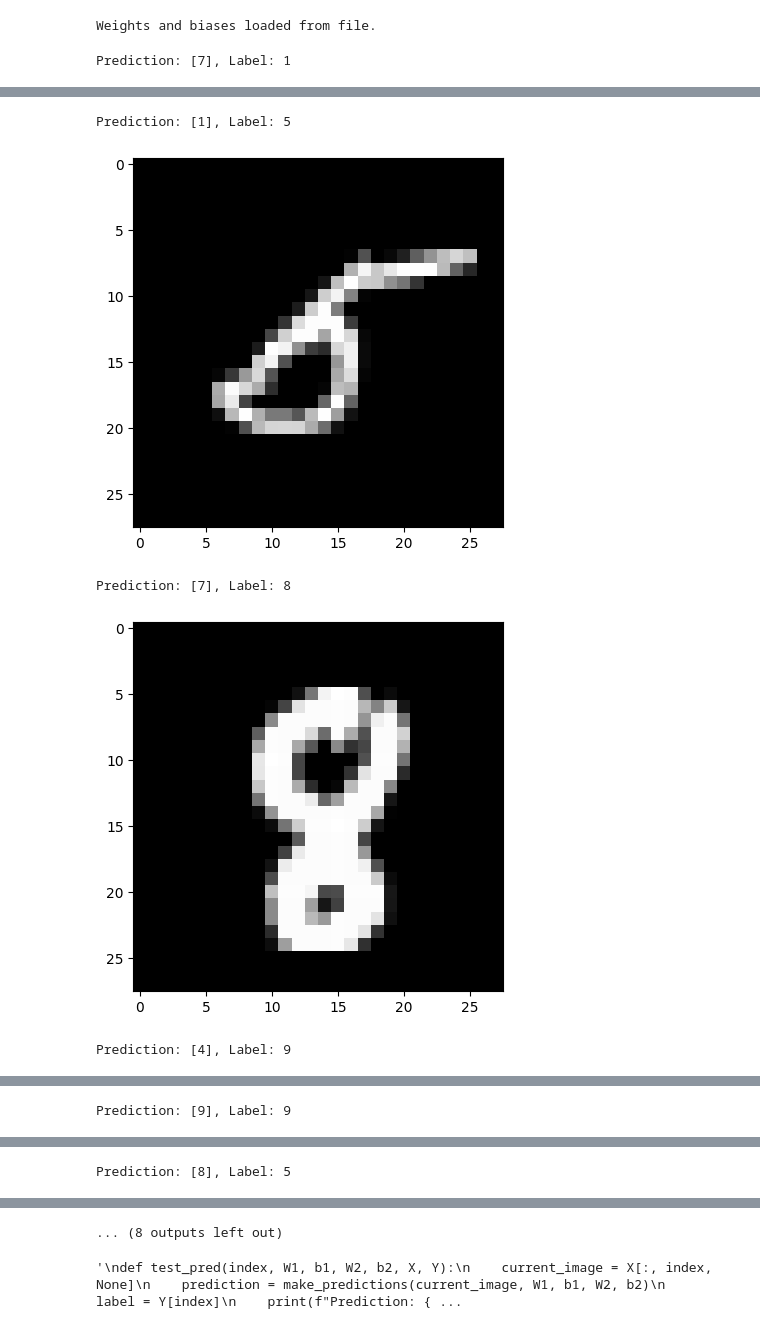
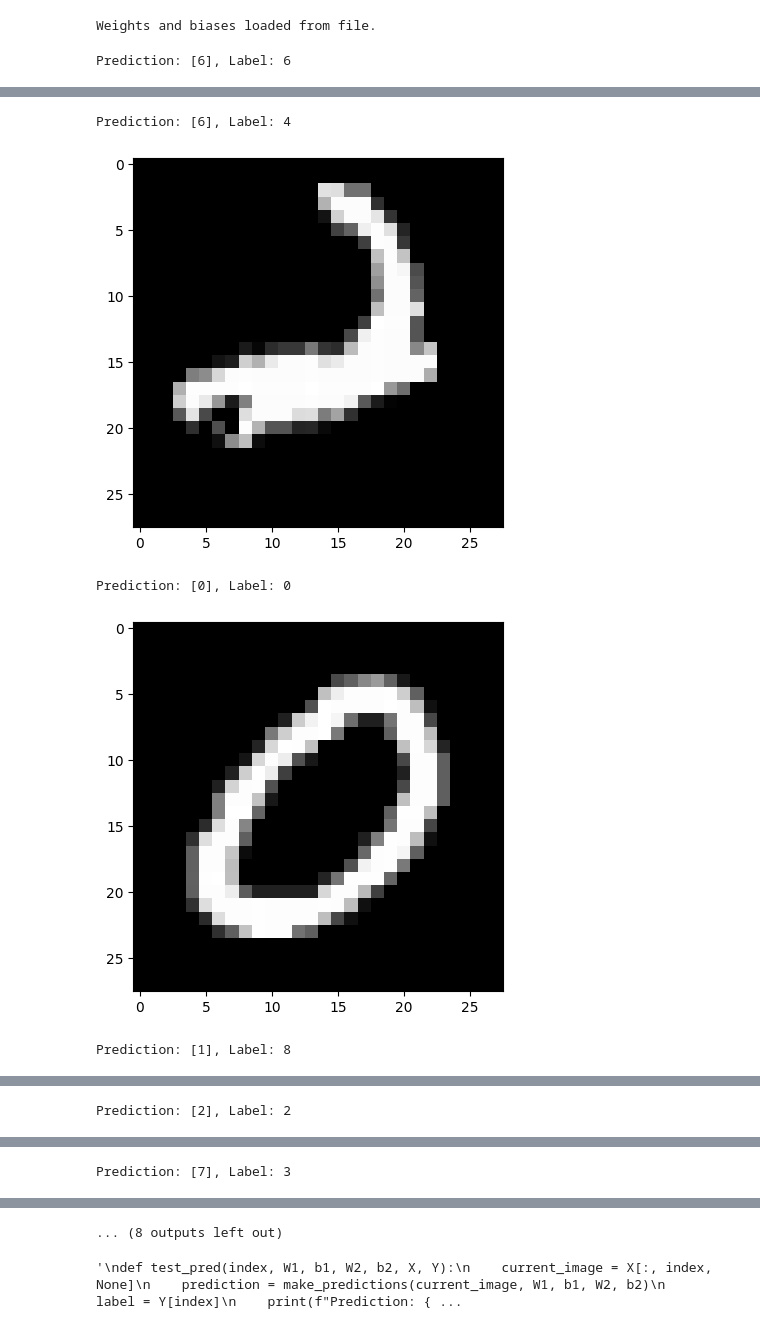
Before and after one commit to vepaan/NumberDetection, a Jupyter notebook: backend/model_run.ipynb, the cells around one changed output, grey strips where cells are left out. Cells and saved outputs as stored; diff of their text form; code cells hidden in the pictures.

```diff
--- a/backend/model_run.ipynb
+++ b/backend/model_run.ipynb
@@ -71,8 +71,8 @@ X_dev = X_dev.T
 # %% [output]
 Weights and biases loaded from file.
 # %%
-j = 10
+j = 120
 for i in range(j, 10+j):
     test_prediction(i, W1, b1, W2, b2, X_dev, Y_dev)
 # %% [output]
-Prediction: [7], Label: 1
+Prediction: [6], Label: 6
@@ -80,5 +80,5 @@ Prediction: [7], Label: 1
-Prediction: [1], Label: 5
+Prediction: [6], Label: 4
-[figure, old version]
+[figure, new version]
-Prediction: [7], Label: 8
+Prediction: [0], Label: 0
-[figure, old version]
+[figure, new version]
-Prediction: [4], Label: 9
+Prediction: [1], Label: 8
@@ -86 +86 @@ Prediction: [4], Label: 9
-Prediction: [9], Label: 9
+Prediction: [2], Label: 2
@@ -88 +88 @@ Prediction: [9], Label: 9
-Prediction: [8], Label: 5
+Prediction: [7], Label: 3
```
Also changed, not shown: parts of 2 cells of this notebook.
